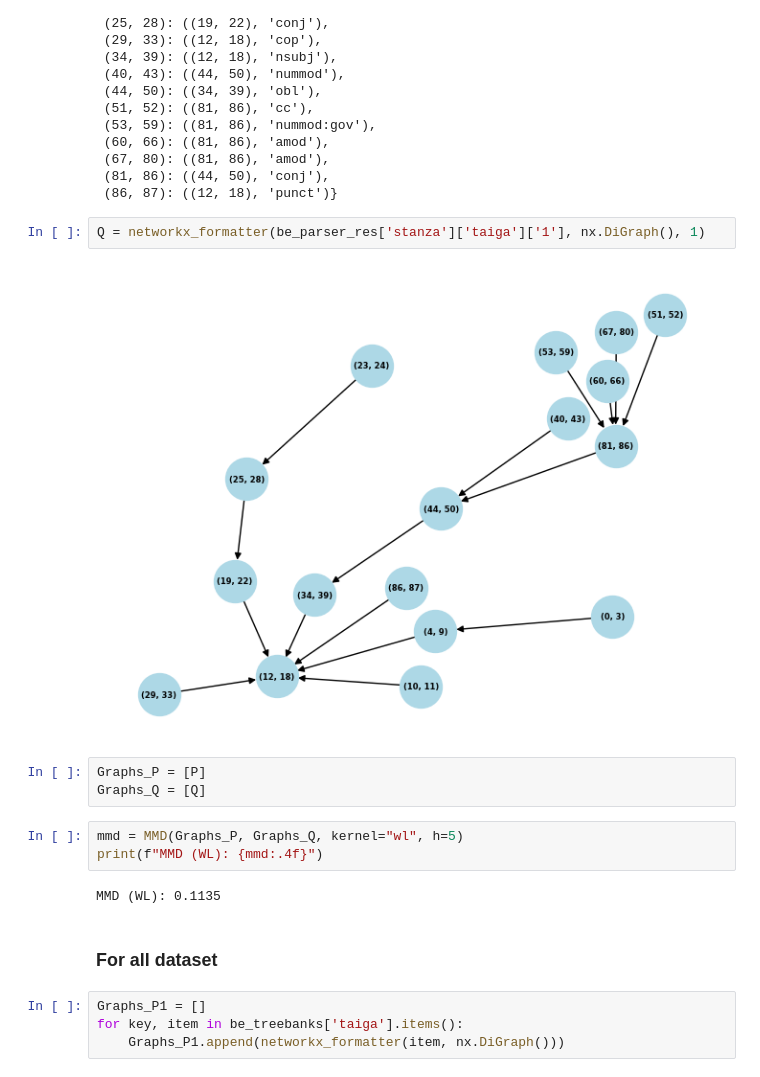
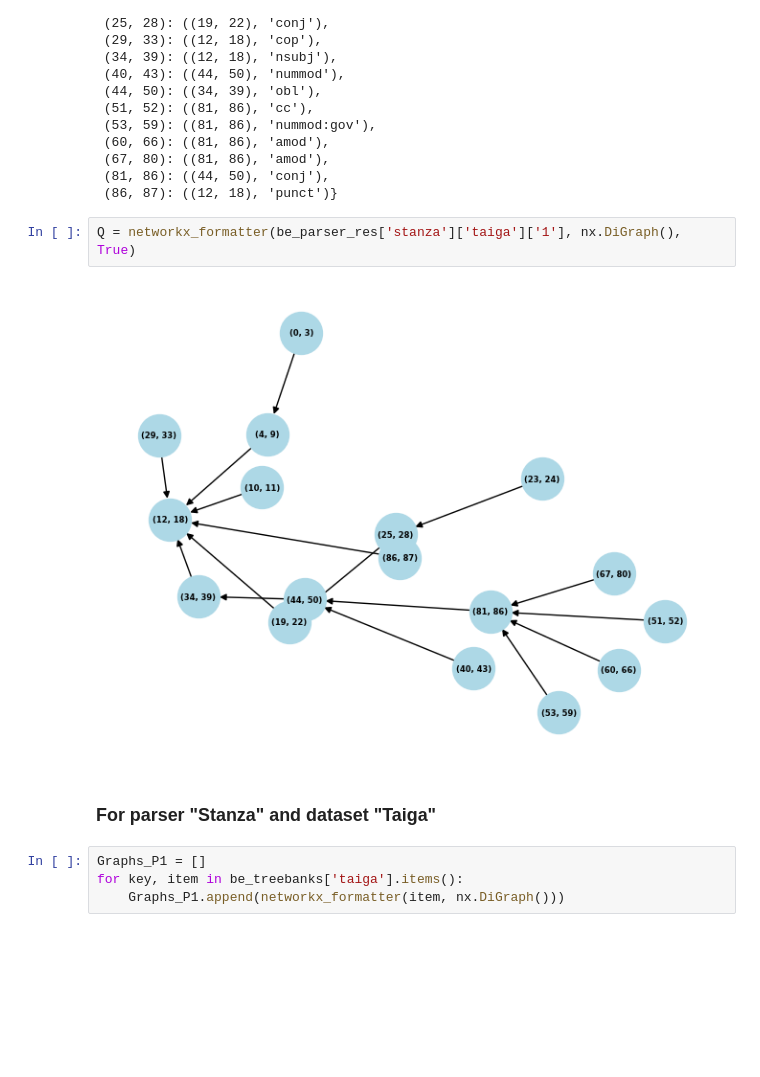
Before and after one commit to Derinhelm/parser_stat, a Jupyter notebook: MMD_Russian_parser_statistics.ipynb, the cells around one changed output. Saved outputs shown, nothing was run; the diff lists cells and outputs as text; blank space fills up the shorter version.

Commit message:
Оптимизирована функция wl_kernel. Построены графики среднего значения для каждого из парсеров на всех датасетах. Построены Гистограммы частот схожести и боксплоты с распределением метрики.

```diff
--- a/MMD_Russian_parser_statistics.ipynb
+++ b/MMD_Russian_parser_statistics.ipynb
@@ -435,19 +508,11 @@ be_parser_res['stanza']['taiga']['1']
  (81, 86): ((44, 50), 'conj'),
  (86, 87): ((12, 18), 'punct')}
 # %%
-Q = networkx_formatter(be_parser_res['stanza']['taiga']['1'], nx.DiGraph(), 1)
+Q = networkx_formatter(be_parser_res['stanza']['taiga']['1'], nx.DiGraph(), True)
 # %% [output]
-[figure, old version]
+[figure, new version]
-# %%
-Graphs_P = [P]
-Graphs_Q = [Q]
-# %%
-mmd = MMD(Graphs_P, Graphs_Q, kernel="wl", h=5)
-print(f"MMD (WL): {mmd:.4f}")
-# %% [output]
-MMD (WL): 0.1135
 # %% [markdown]
-### For all dataset
+### For parser "Stanza" and dataset "Taiga"
 # %%
 Graphs_P1 = []
 for key, item in be_treebanks['taiga'].items():
```
Also changed, not shown: parts of 29 cells of this notebook.
